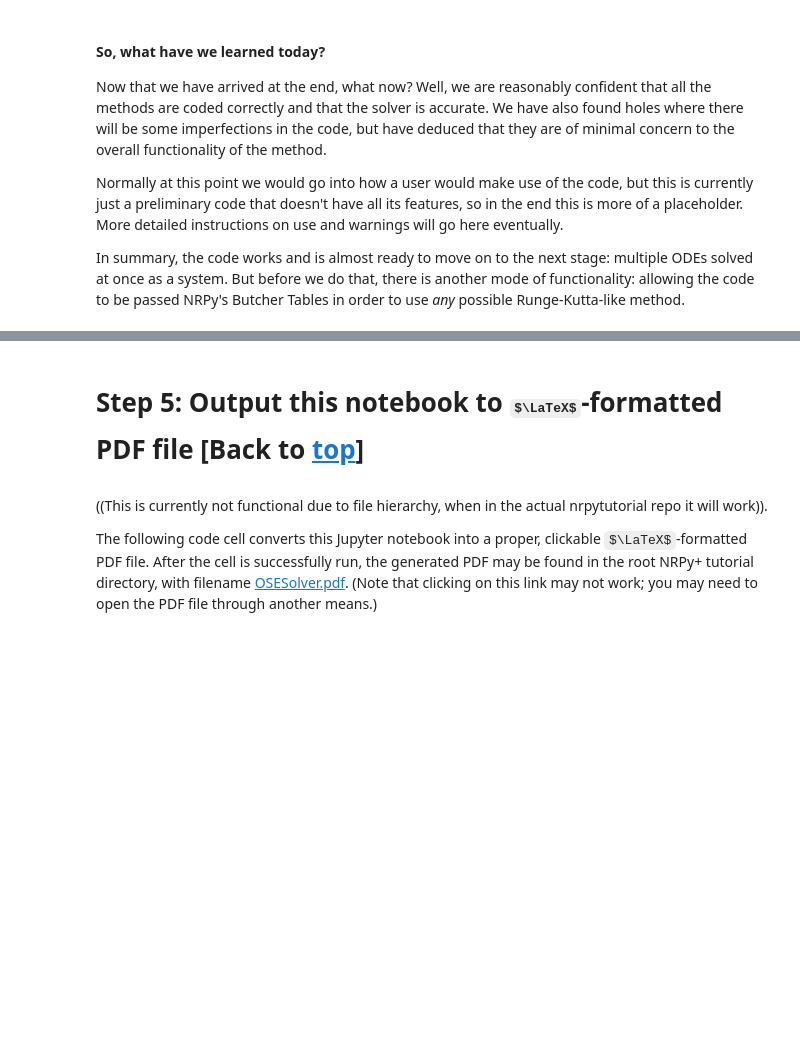
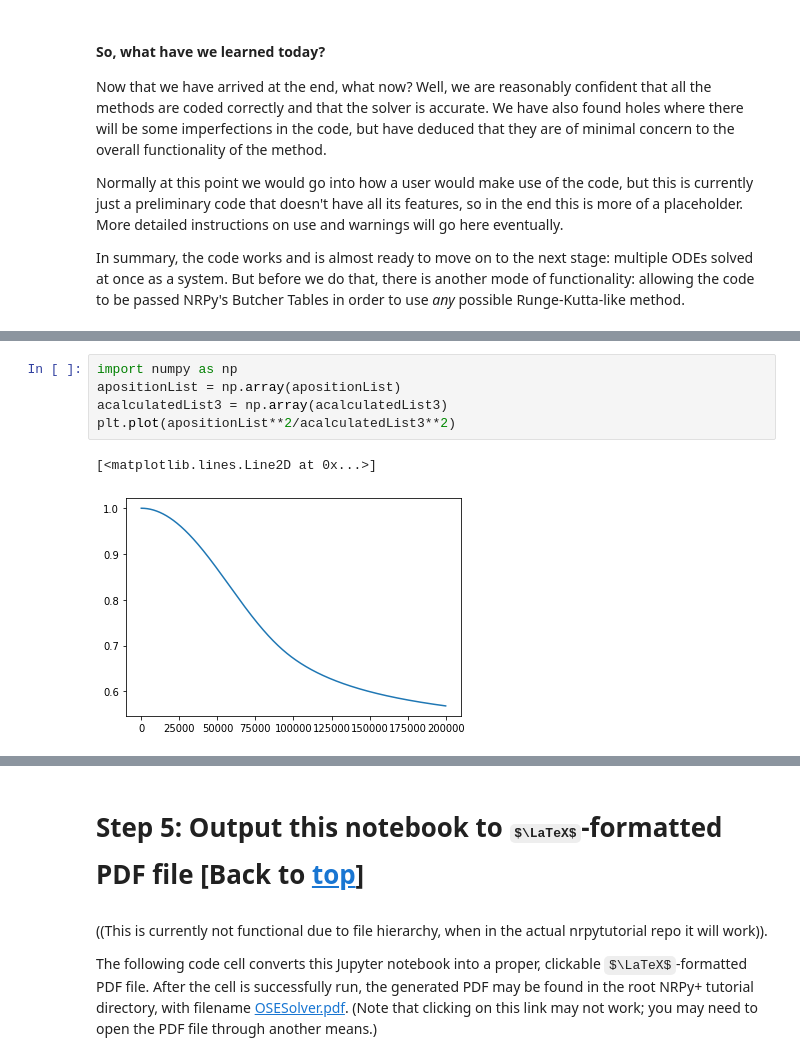
Before and after one commit to GMBlackjack/ODESolver, a Jupyter notebook: ODESolverV2.ipynb, the cells around one changed output, grey strips where cells are left out. Saved outputs shown, nothing was run; the diff lists cells and outputs as text; some formulas as TeX source; blank space fills up the shorter version.

```diff
--- a/ODESolverV2.ipynb
+++ b/ODESolverV2.ipynb
@@ -1338,0 +1551,8 @@ fig.set_size_inches(9,9)
+# %%
+import numpy as np
+apositionList = np.array(apositionList)
+acalculatedList3 = np.array(acalculatedList3)
+plt.plot(apositionList**2/acalculatedList3**2)
+# %% [output]
+[<matplotlib.lines.Line2D at 0x...>]
+[figure, added]
```
Also changed, not shown: parts of 10 cells of this notebook, 4 other files.
